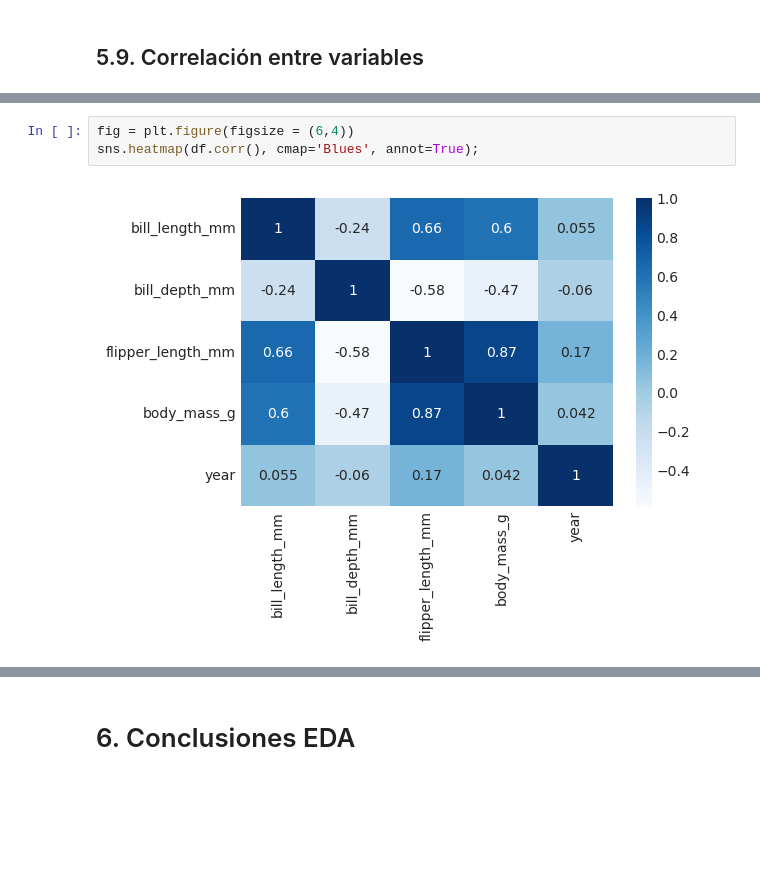
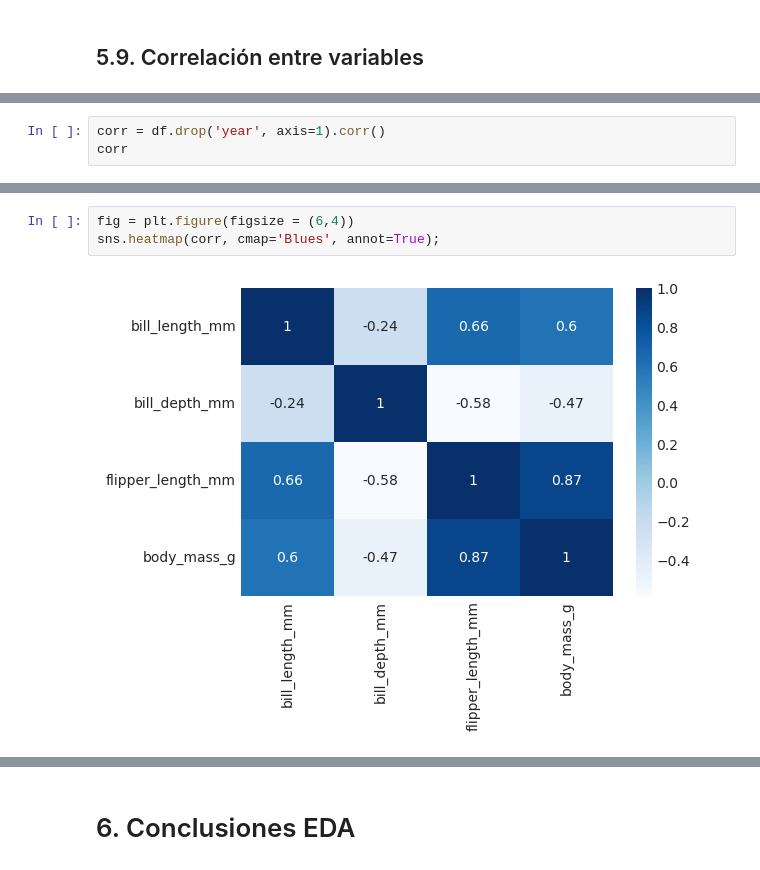
Before and after one commit to JoePortilla/PalmerPenguins-EDA, a Jupyter notebook: PalmerPenguins-EDA.ipynb, the cells around one changed output, grey strips where cells are left out. Saved outputs shown, nothing was run; the diff lists cells and outputs as text; blank space fills up the shorter version.

```diff
--- a/PalmerPenguins-EDA.ipynb
+++ b/PalmerPenguins-EDA.ipynb
@@ -885,0 +930,3 @@ df.corr()
+# %%
+corr = df.drop('year', axis=1).corr()
+corr
@@ -886,5 +939,5 @@ df.corr()
 # %%
 fig = plt.figure(figsize = (6,4))
-sns.heatmap(df.corr(), cmap='Blues', annot=True);
+sns.heatmap(corr, cmap='Blues', annot=True);
 # %% [output]
-[figure, old version]
+[figure, new version]
```
Also changed, not shown: parts of 27 cells of this notebook.
